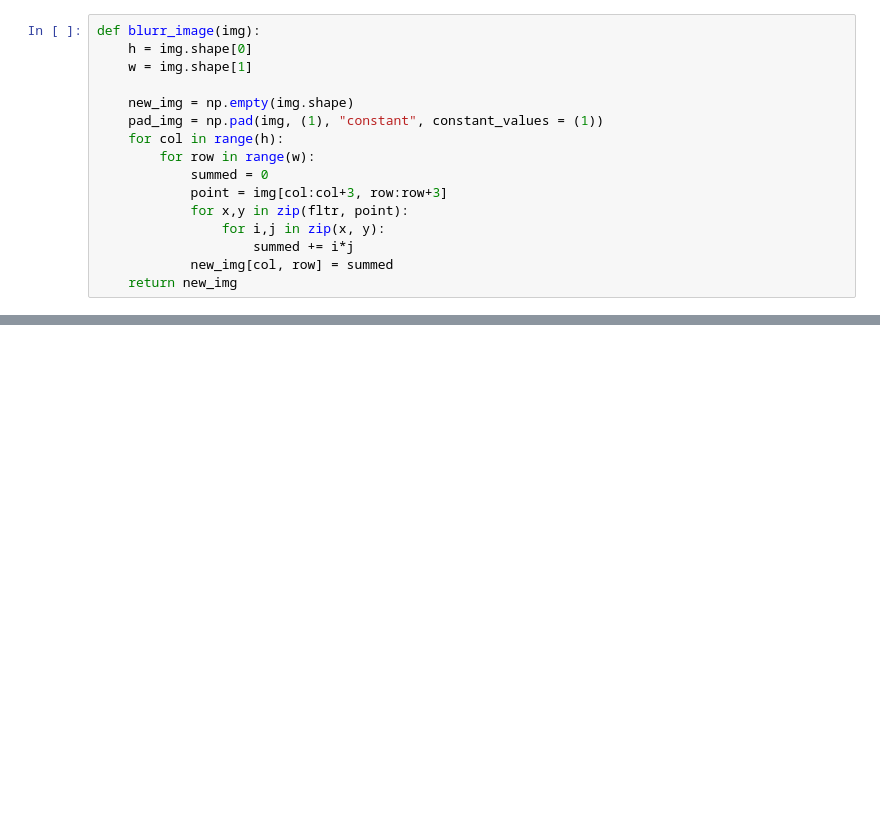
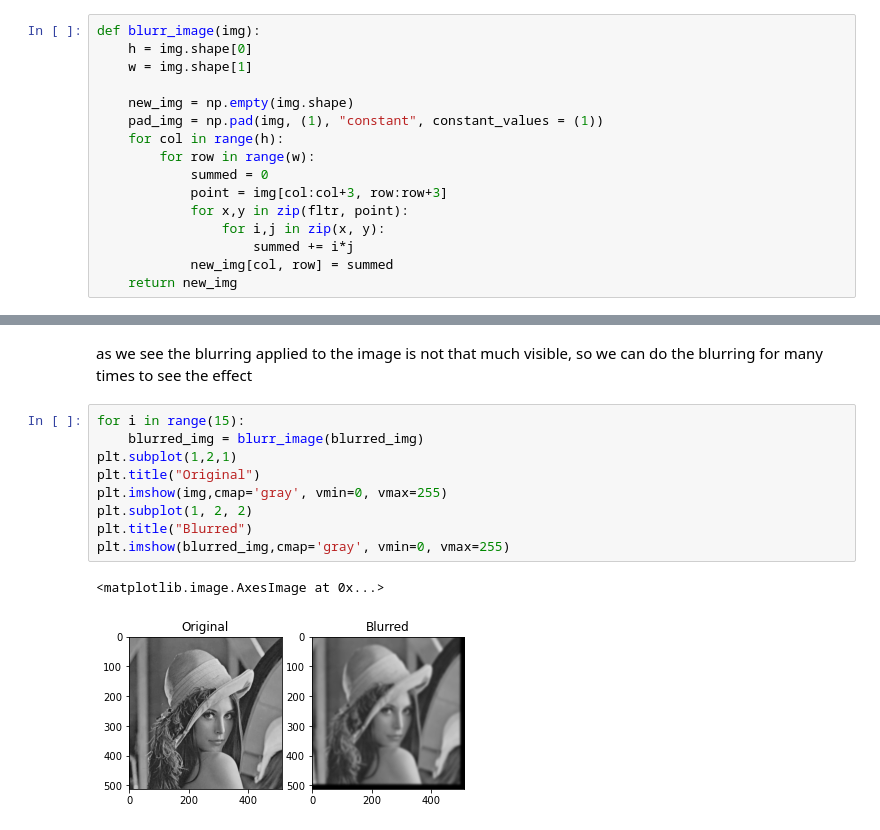
Before and after one commit to Mansoorinho/ML_lab_S20-21, a Jupyter notebook: Lab_01/Lab_01.ipynb, the cells around one changed output, grey strips where cells are left out. Saved outputs shown, nothing was run; the diff lists cells and outputs as text; blank space fills up the shorter version.

```diff
--- a/Lab_01/Lab_01.ipynb
+++ b/Lab_01/Lab_01.ipynb
@@ -164,0 +194,14 @@ def blurr_image(img):
+# %% [markdown]
+as we see the blurring applied to the image is not that much visible, so we can do the blurring for many times to see the effect
+# %%
+for i in range(15):
+    blurred_img = blurr_image(blurred_img)
+plt.subplot(1,2,1)
+plt.title("Original")
+plt.imshow(img,cmap='gray', vmin=0, vmax=255)
+plt.subplot(1, 2, 2)
+plt.title("Blurred")
+plt.imshow(blurred_img,cmap='gray', vmin=0, vmax=255)
+# %% [output]
+<matplotlib.image.AxesImage at 0x...>
+[figure, added]
```
Also changed, not shown: parts of 6 cells of this notebook.
